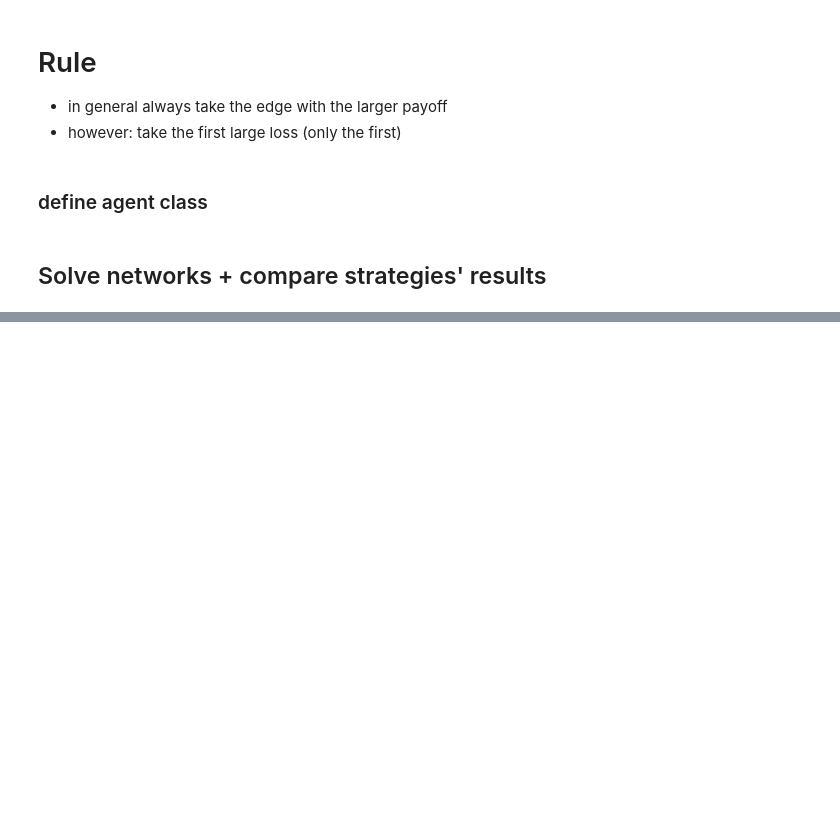
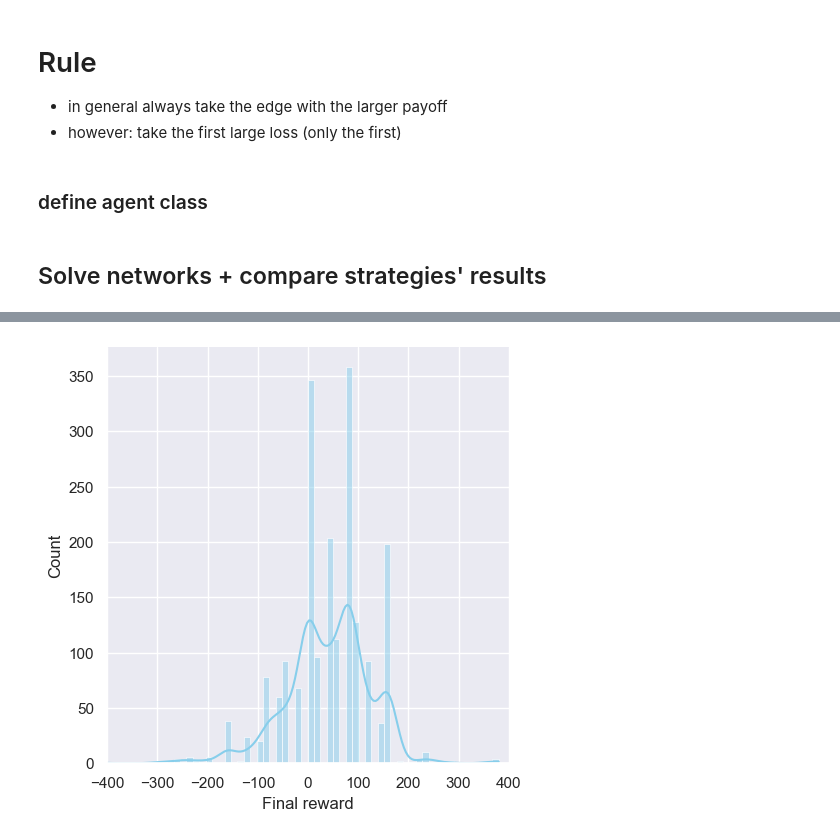
Before and after one commit to LBrinkmann/reward-network-iii-algorithm, a Jupyter notebook: notebooks/rule_based.ipynb, the cells around one changed output, grey strips where cells are left out. Cells and saved outputs as stored; diff of their text form; code cells hidden in the pictures; blank space fills up the shorter version.

```diff
--- a/notebooks/rule_based.ipynb
+++ b/notebooks/rule_based.ipynb
@@ -25,10 +26,12 @@ from environment_sara import Reward_Network
 # %%
-project_folder= 'c:\\Users\\Sara Bonati\\Desktop\\MPI work\\Machines\\Reward_network_task'
+project_folder= 'c:\\Users\\Sara Bonati\\Desktop\\MPI_work\\Machines\\Reward_network_task'
 solution_columns= ['network_id','strategy','step','source_node','current_node','reward','total_reward']
 # %%
 # directory management
 code_dir = os.path.join(project_folder,'reward-network-iii-algorithm')
-data_dir = os.path.join(project_folder,'data','dev')
+data_dir = os.path.join(project_folder,'data','rawdata')
+solutions_dir = os.path.join(project_folder,'data','solutions')
+to_log=False
 # %% [markdown]
 ### define agent class
 # %%
@@ -135,0 +128,7 @@ Ttest_relResult(statistic=-0.9999999999999998, pvalue=0.3175526601764128)
+# %%
+print("-------A (highest payoff)-------")
+A = Rule_Agent('highest_payoff')
+
+for network in train:
+    A.solve(network)
+print('\n')
@@ -135,0 +203,5 @@ Ttest_relResult(statistic=-0.9999999999999998, pvalue=0.3175526601764128)
+# %%
+A.save_solutions()
+A.inspect_solutions()
+# %% [output]
+[figure, added]
```
Also changed, not shown: parts of 19 cells of this notebook, 4 other files.
